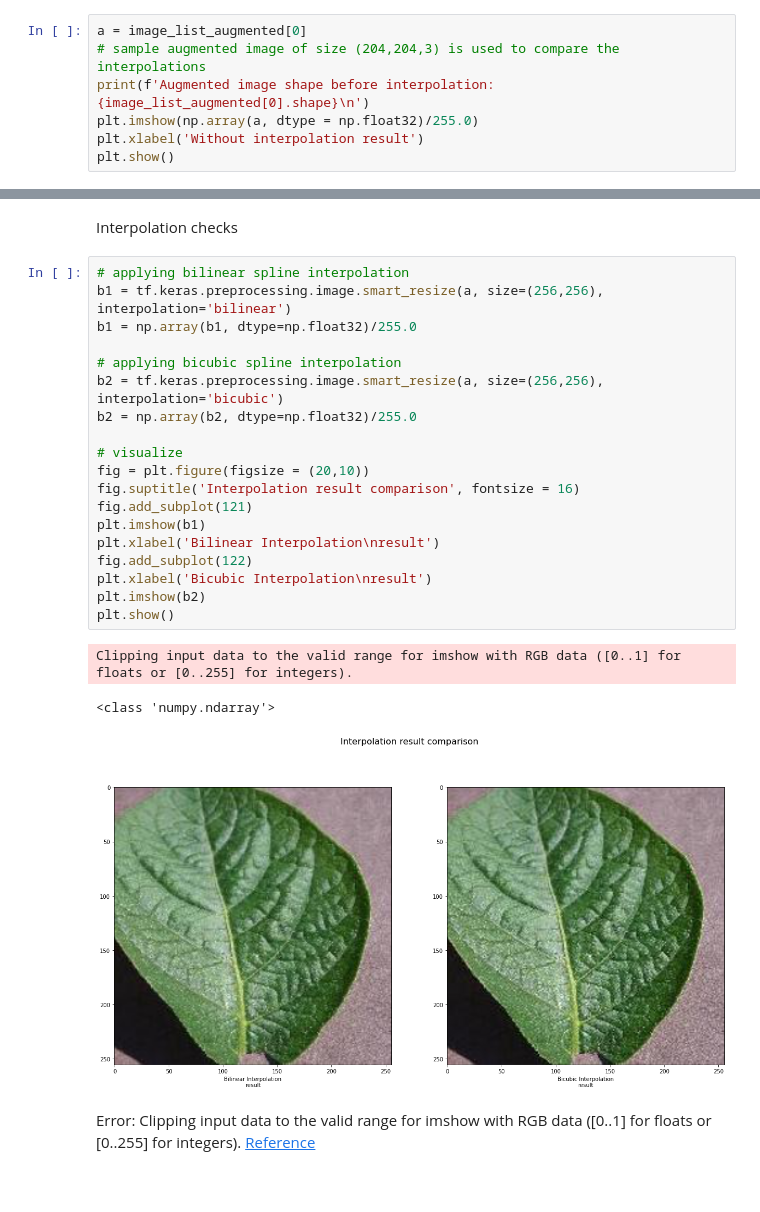
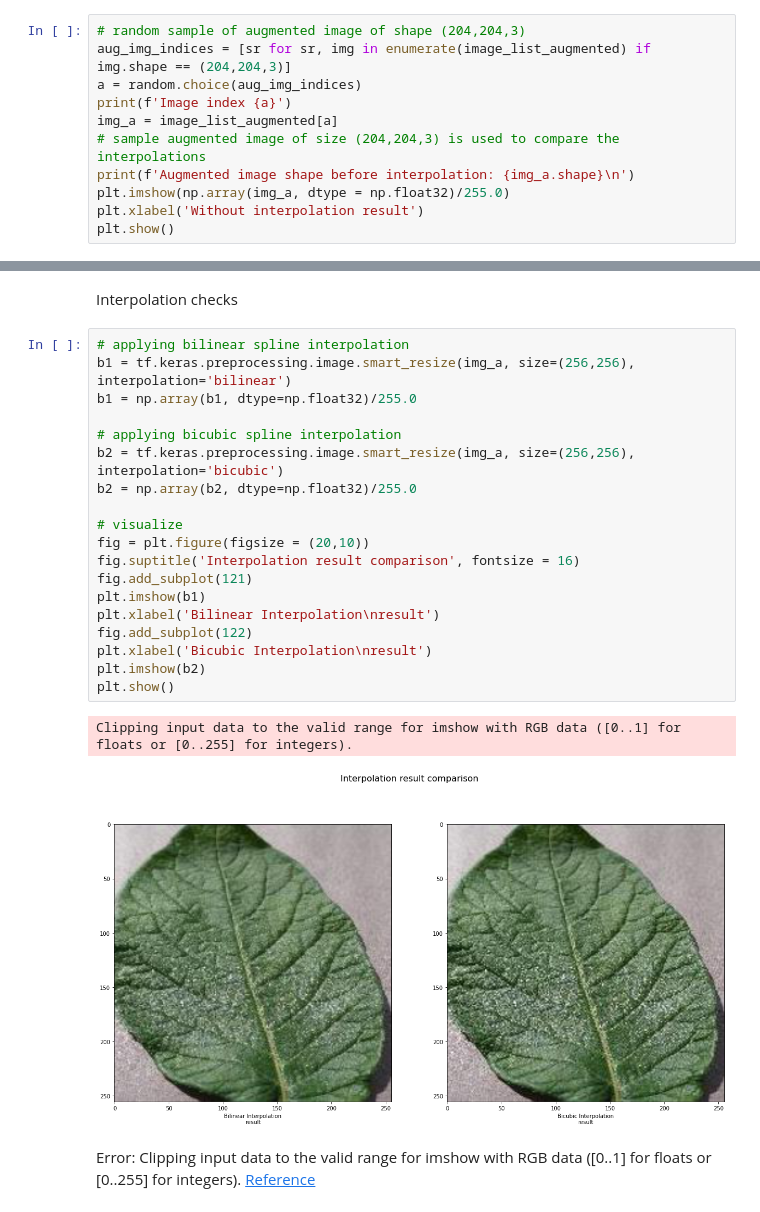
Before and after one commit to sayan0506/Agriculture-project-notes-and-references, a Jupyter notebook: Potato_Leaf_Classifer.ipynb, the cells around one changed output, grey strips where cells are left out. Cells and saved outputs as stored; diff of their text form; blank space fills up the shorter version.

```diff
--- a/Potato_Leaf_Classifer.ipynb
+++ b/Potato_Leaf_Classifer.ipynb
@@ -366,10 +335,14 @@ Here one of the two common interpolation will be used
 
 The comparison between these interpolations will be analyzed
 # %%
-a = image_list_augmented[0]
+# random sample of augmented image of shape (204,204,3)
+aug_img_indices = [sr for sr, img in enumerate(image_list_augmented) if img.shape == (204,204,3)]
+a = random.choice(aug_img_indices)
+print(f'Image index {a}')
+img_a = image_list_augmented[a]
 # sample augmented image of size (204,204,3) is used to compare the interpolations
-print(f'Augmented image shape before interpolation: {image_list_augmented[0].shape}\n')
-plt.imshow(np.array(a, dtype = np.float32)/255.0)
+print(f'Augmented image shape before interpolation: {img_a.shape}\n')
+plt.imshow(np.array(img_a, dtype = np.float32)/255.0)
 plt.xlabel('Without interpolation result')
 plt.show()
 # %% [output]
@@ -379,27 +353,26 @@ Augmented image shape before interpolation: (204, 204, 3)
 Interpolation checks
 # %%
 # applying bilinear spline interpolation
-b1 = tf.keras.preprocessing.image.smart_resize(a, size=(256,256), interpolation='bilinear')
+b1 = tf.keras.preprocessing.image.smart_resize(img_a, size=(256,256), interpolation='bilinear')
 b1 = np.array(b1, dtype=np.float32)/255.0
 
 # applying bicubic spline interpolation
-b2 = tf.keras.preprocessing.image.smart_resize(a, size=(256,256), interpolation='bicubic')
+b2 = tf.keras.preprocessing.image.smart_resize(img_a, size=(256,256), interpolation='bicubic')
 b2 = np.array(b2, dtype=np.float32)/255.0
 
 # visualize
 fig = plt.figure(figsize = (20,10))
 fig.suptitle('Interpolation result comparison', fontsize = 16)
 fig.add_subplot(121)
 plt.imshow(b1)
 plt.xlabel('Bilinear Interpolation\nresult')
 fig.add_subplot(122)
 plt.xlabel('Bicubic Interpolation\nresult')
 plt.imshow(b2)
 plt.show()
 # %% [output]
 Clipping input data to the valid range for imshow with RGB data ([0..1] for floats or [0..255] for integers).
-<class 'numpy.ndarray'>
-[figure, old version]
+[figure, new version]
 # %% [markdown]
 Error: Clipping input data to the valid range for imshow with RGB data ([0..1] for floats or [0..255] for integers).
 [Reference](https://www.kaggle.com/c/ann-and-dl-image-segmentation/discussion/120550)
```
Also changed, not shown: parts of 16 cells of this notebook.
